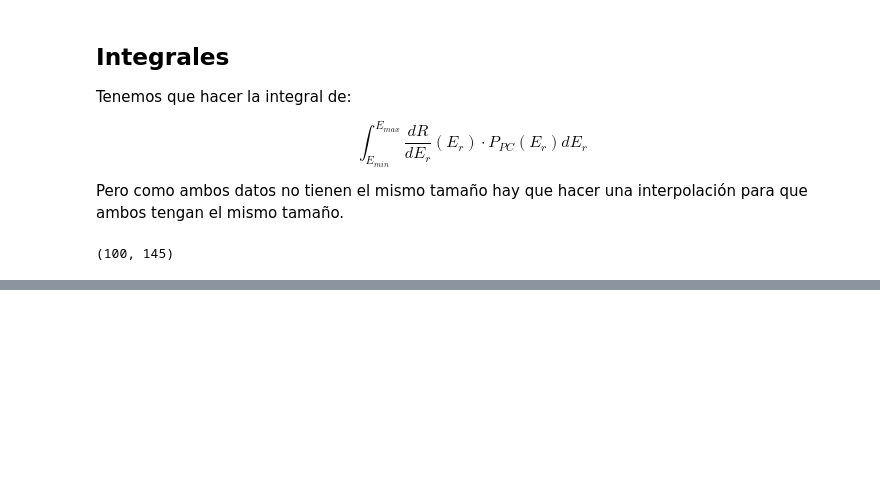
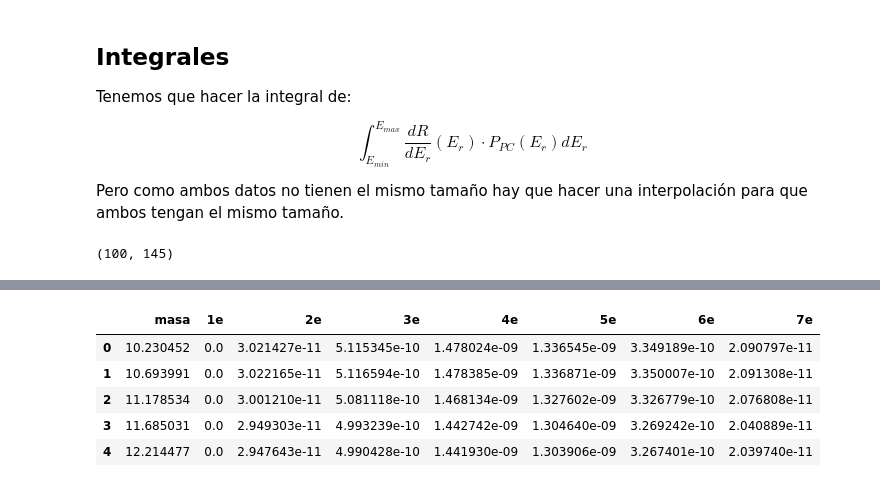
Before and after one commit to Lurishi/Doctorado-mCP, a Jupyter notebook: Mcp_gráficos_papers/Mcp_PB_MD_aproximacion_1_prueba.ipynb, the cells around one changed output, grey strips where cells are left out. Drawn from its saved outputs; the diff is of its cells as text; code cells hidden in the pictures; blank space fills up the shorter version.

```diff
--- a/Mcp_gráficos_papers/Mcp_PB_MD_aproximacion_1_prueba.ipynb
+++ b/Mcp_gráficos_papers/Mcp_PB_MD_aproximacion_1_prueba.ipynb
@@ -111,4 +82,4 @@ plt.grid(linestyle='--', alpha=0.5)
 # %% [markdown]
 Tengo que pasar esta sección eficaz para el caso de que tengamos $\varepsilon = 10^{-2}$
 # %%
-sigma_er = np.array((df_se[df_se.columns[1]]/(1e-6)**2)*(1e-2)**2)
+sigma_er = (df_se[df_se.columns[1]]/(1e-6)**2)*(1e-2)**2
@@ -524,21 +404,9 @@ plt.legend()
 # %%
-eff2 = 0.51*0.96*0.94
-eff3 = 0.64*0.96*0.93
-eff4 = 0.71*0.96*0.92
-eff5 = 0.75*0.95*0.91
-eff6 = 0.78*0.95*0.90
-eff7 = 0.80*0.95*0.89
-rates_pb_final = rate_integrado_pb.copy()
-rates_md_final = rate_integrado_md.copy()
-rates_pb_final[rates_pb_final.columns[2]] = rate_integrado_pb[rates_pb_final.columns[2]]*eff2
-rates_pb_final[rates_pb_final.columns[3]] = rate_integrado_pb[rates_pb_final.columns[3]]*eff3
-rates_pb_final[rates_pb_final.columns[4]] = rate_integrado_pb[rates_pb_final.columns[4]]*eff4
-rates_pb_final[rates_pb_final.columns[5]] = rate_integrado_pb[rates_pb_final.columns[5]]*eff5
-rates_pb_final[rates_pb_final.columns[6]] = rate_integrado_pb[rates_pb_final.columns[6]]*eff6
-rates_pb_final[rates_pb_final.columns[7]] = rate_integrado_pb[rates_pb_final.columns[7]]*eff7
-rates_md_final[rates_md_final.columns[2]] = rate_integrado_md[rates_md_final.columns[2]]*eff2
-rates_md_final[rates_md_final.columns[3]] = rate_integrado_md[rates_md_final.columns[3]]*eff3
-rates_md_final[rates_md_final.columns[4]] = rate_integrado_md[rates_md_final.columns[4]]*eff4
-rates_md_final[rates_md_final.columns[5]] = rate_integrado_md[rates_md_final.columns[5]]*eff5
-rates_md_final[rates_md_final.columns[6]] = rate_integrado_md[rates_md_final.columns[6]]*eff6
-rates_md_final[rates_md_final.columns[7]] = rate_integrado_md[rates_md_final.columns[7]]*eff7
+rate_integrado_pb.head()
+# %% [output]
+|  | masa | 1e | 2e | 3e | 4e | 5e | 6e | 7e |
+| 0 | 10.230452 | 0.0 | 3.021427e-11 | 5.115345e-10 | 1.478024e-09 | 1.336545e-09 | 3.349189e-10 | 2.090797e-11 |
+| 1 | 10.693991 | 0.0 | 3.022165e-11 | 5.116594e-10 | 1.478385e-09 | 1.336871e-09 | 3.350007e-10 | 2.091308e-11 |
+| 2 | 11.178534 | 0.0 | 3.001210e-11 | 5.081118e-10 | 1.468134e-09 | 1.327602e-09 | 3.326779e-10 | 2.076808e-11 |
+| 3 | 11.685031 | 0.0 | 2.949303e-11 | 4.993239e-10 | 1.442742e-09 | 1.304640e-09 | 3.269242e-10 | 2.040889e-11 |
+| 4 | 12.214477 | 0.0 | 2.947643e-11 | 4.990428e-10 | 1.441930e-09 | 1.303906e-09 | 3.267401e-10 | 2.039740e-11 |
```
Also changed, not shown: parts of 27 cells of this notebook, 5 other files.
